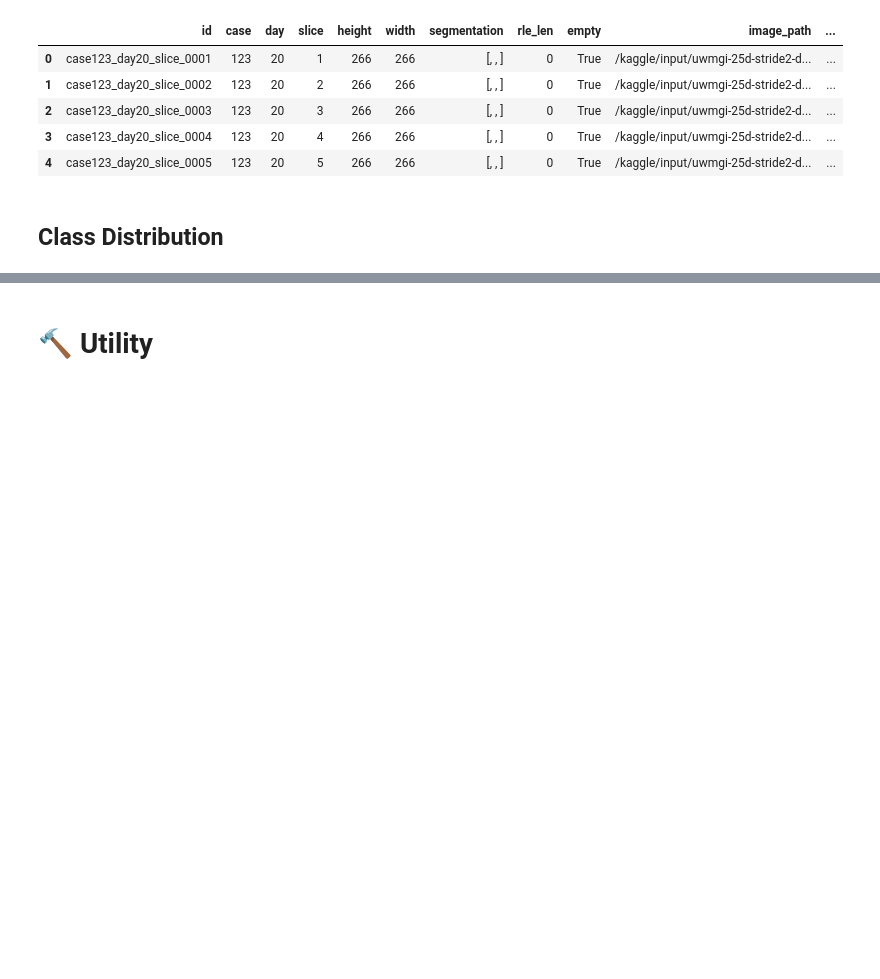
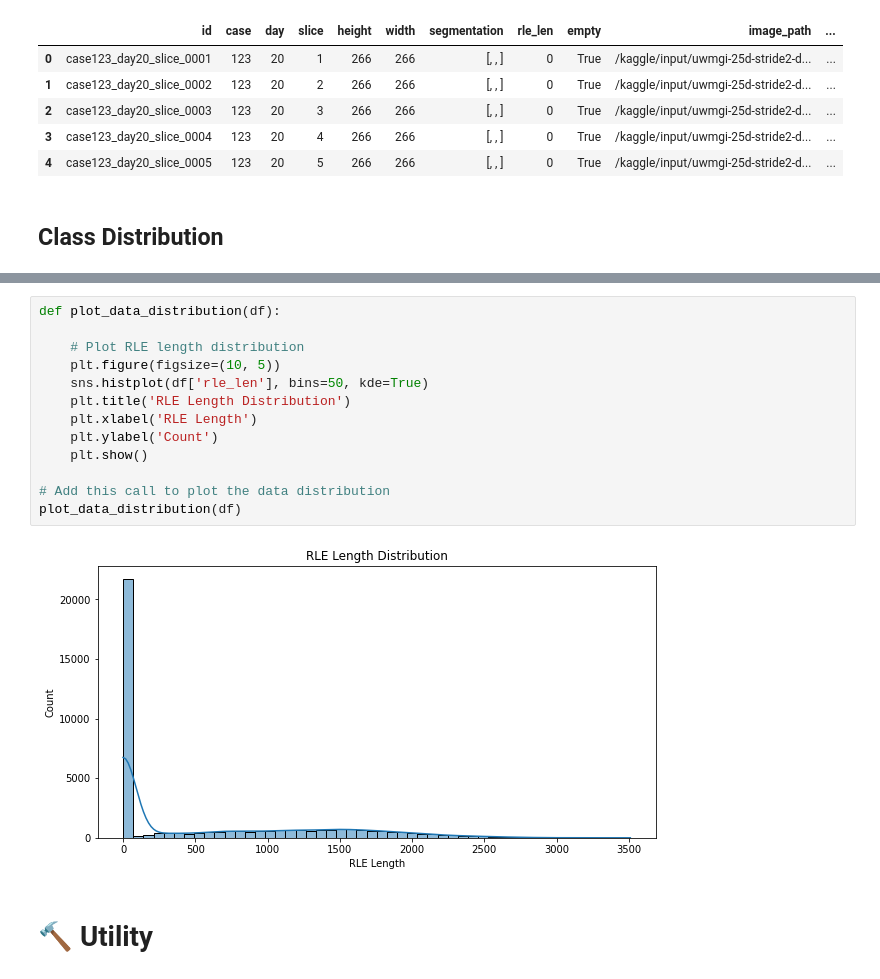
Before and after one commit to marioholzheu/MLFinalProject, a Jupyter notebook: UWMGI-2.5D-Train-MarioV2.ipynb, the cells around one changed output, grey strips where cells are left out. Saved outputs shown, nothing was run; the diff lists cells and outputs as text; blank space fills up the shorter version.

```diff
--- a/UWMGI-2.5D-Train-MarioV2.ipynb
+++ b/UWMGI-2.5D-Train-MarioV2.ipynb
@@ -249,6 +268,21 @@ df.head()
 df['empty'].value_counts().plot.bar()
 # %% [output]
 [interactive output not drawn]
+# %%
+def plot_data_distribution(df):
+
+    # Plot RLE length distribution
+    plt.figure(figsize=(10, 5))
+    sns.histplot(df['rle_len'], bins=50, kde=True)
+    plt.title('RLE Length Distribution')
+    plt.xlabel('RLE Length')
+    plt.ylabel('Count')
+    plt.show()
+
+# Add this call to plot the data distribution
+plot_data_distribution(df)
+# %% [output]
+[figure, added]
 # %% [markdown]
 # 🔨 Utility
 # %% [markdown]
```
Also changed, not shown: parts of 27 cells of this notebook.
